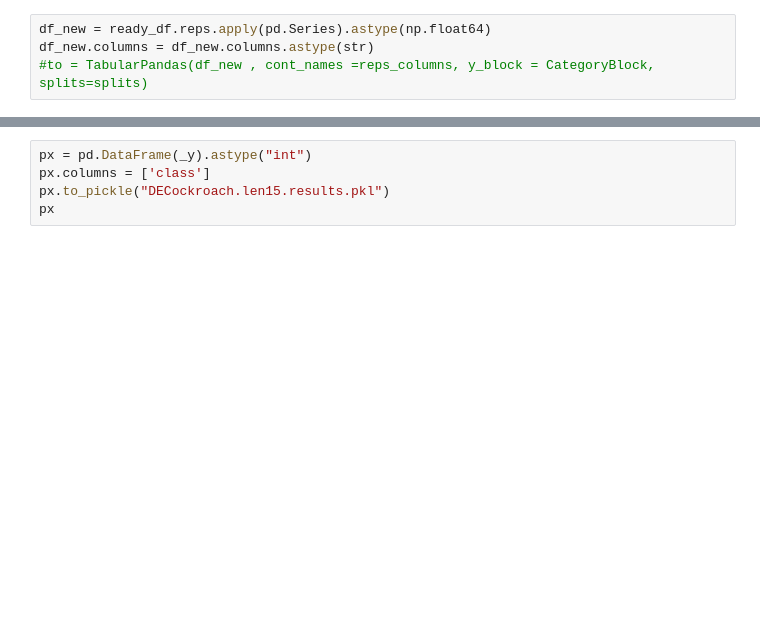
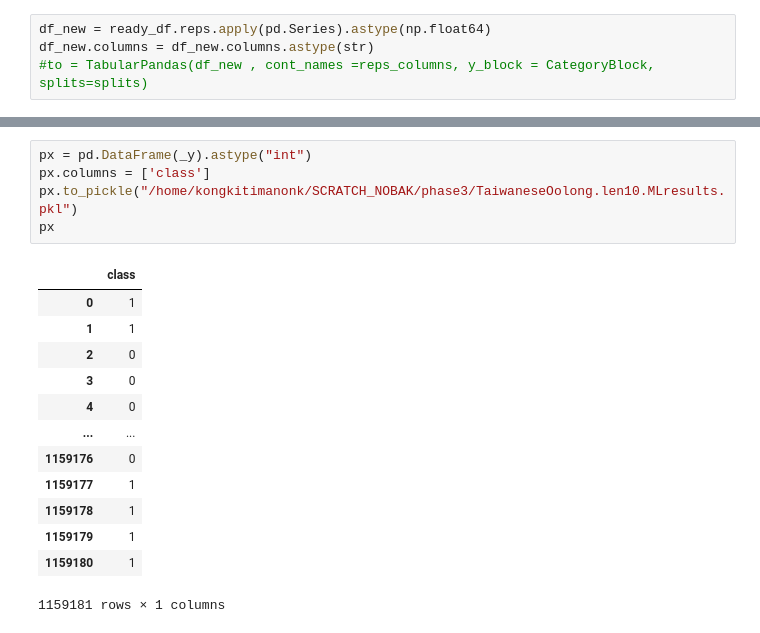
Before and after one commit to silenus092/AMPsDetector, a Jupyter notebook: Predictors/FASTAI_predictor.ipynb, the cells around one changed output, grey strips where cells are left out. Cells and saved outputs as stored; diff of their text form; blank space fills up the shorter version.

```diff
--- a/Predictors/FASTAI_predictor.ipynb
+++ b/Predictors/FASTAI_predictor.ipynb
@@ -96,7 +115,21 @@ _preds,_none ,_y = learner.get_preds(dl=dl, with_decoded=True)
 # %%
 px = pd.DataFrame(_y).astype("int")
 px.columns = ['class']
-px.to_pickle("DECockroach.len15.results.pkl")
+px.to_pickle("/home/kongkitimanonk/SCRATCH_NOBAK/phase3/TaiwaneseOolong.len10.MLresults.pkl")
 px
+# %% [output]
+|  | class |
+| 0 | 1 |
+| 1 | 1 |
+| 2 | 0 |
+| 3 | 0 |
+| 4 | 0 |
+| ... | ... |
+| 1159176 | 0 |
+| 1159177 | 1 |
+| 1159178 | 1 |
+| 1159179 | 1 |
+| 1159180 | 1 |
+1159181 rows × 1 columns
 # %%
 len(_y)
```
Also changed, not shown: parts of 11 cells of this notebook, 10 other files.
